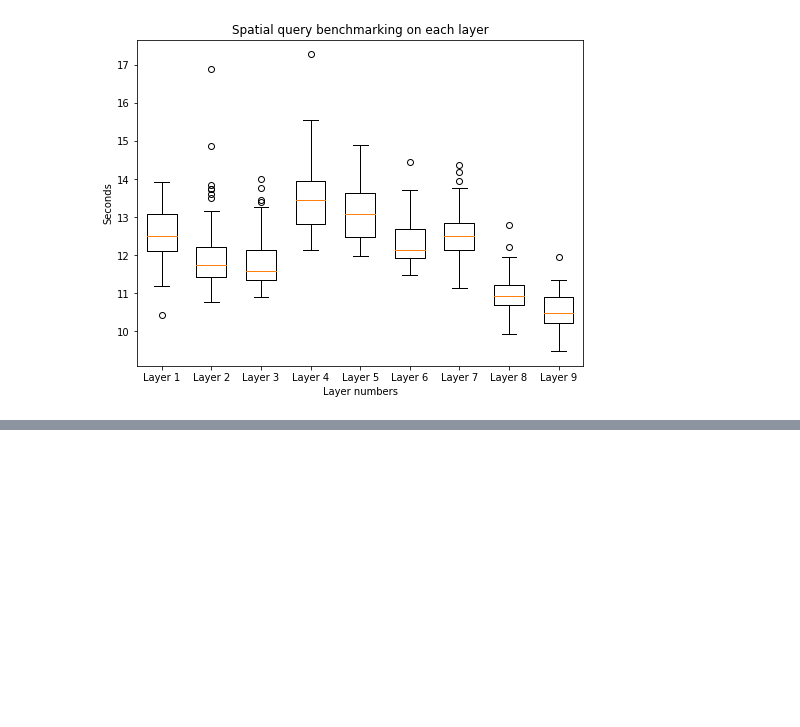
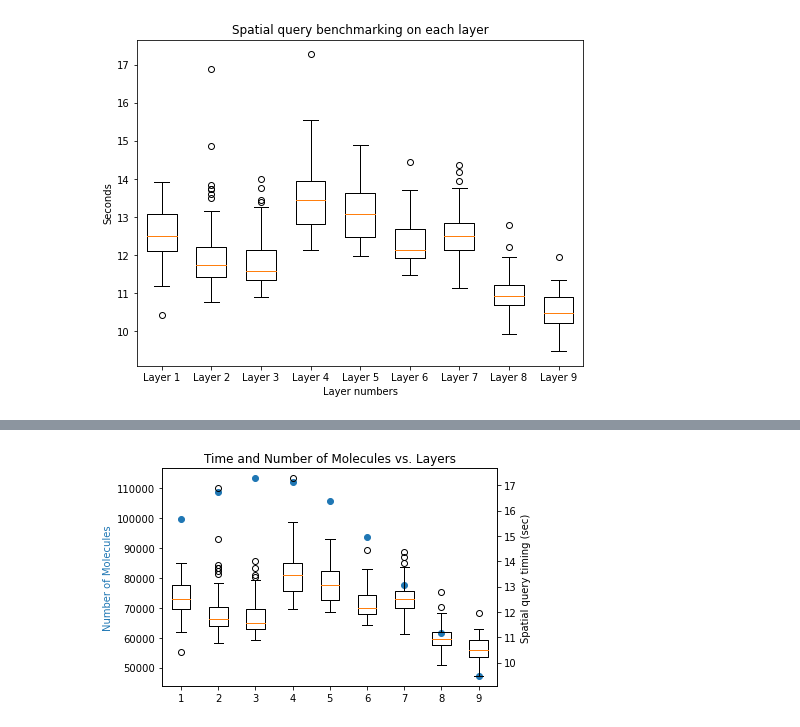
Before and after one commit to ccb-hms/hmc-clinic-2022-23, a Jupyter notebook: assignment_5/Notebooks/benchmarking.ipynb, the cells around one changed output, grey strips where cells are left out. Drawn from its saved outputs; the diff is of its cells as text; code cells hidden in the pictures; blank space fills up the shorter version.

```diff
--- a/assignment_5/Notebooks/benchmarking.ipynb
+++ b/assignment_5/Notebooks/benchmarking.ipynb
@@ -164,0 +249,29 @@ plt.show()
+# %%
+# Create figure and axis objects
+fig, ax1 = plt.subplots()
+
+# Create a twin axis object
+ax2 = ax1.twinx()
+
+num_molecules = np.array([99672,
+                    108756,
+                    113329,
+                    112233,
+                    105632,
+                    93646,
+                    77545,
+                    61641,
+                    47211])
+
+ax1.scatter(x, num_molecules, marker='o', alpha=1)
+ax2.boxplot(data, labels=x)
+# Set labels and titles
+ax1.set_ylabel('Number of Molecules', color='C0')
+ax2.set_xlabel('Layer number')
+ax2.set_ylabel('Spatial query timing (sec)')
+
+plt.title("Time and Number of Molecules vs. Layers");
+plt.savefig('boxplot2.pdf', format="pdf", bbox_inches='tight');
+plt.show();
+# %% [output]
+[figure, added]
```
Also changed, not shown: parts of 3 cells of this notebook.
